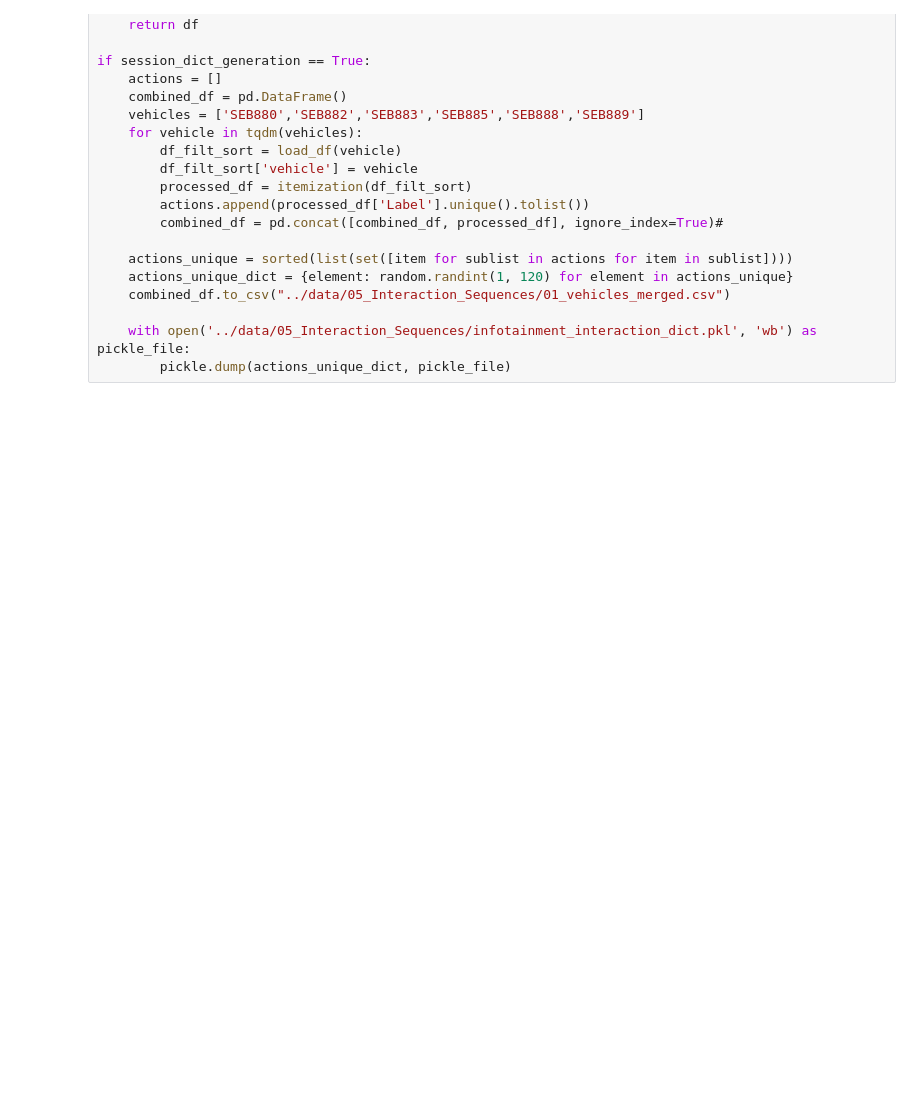
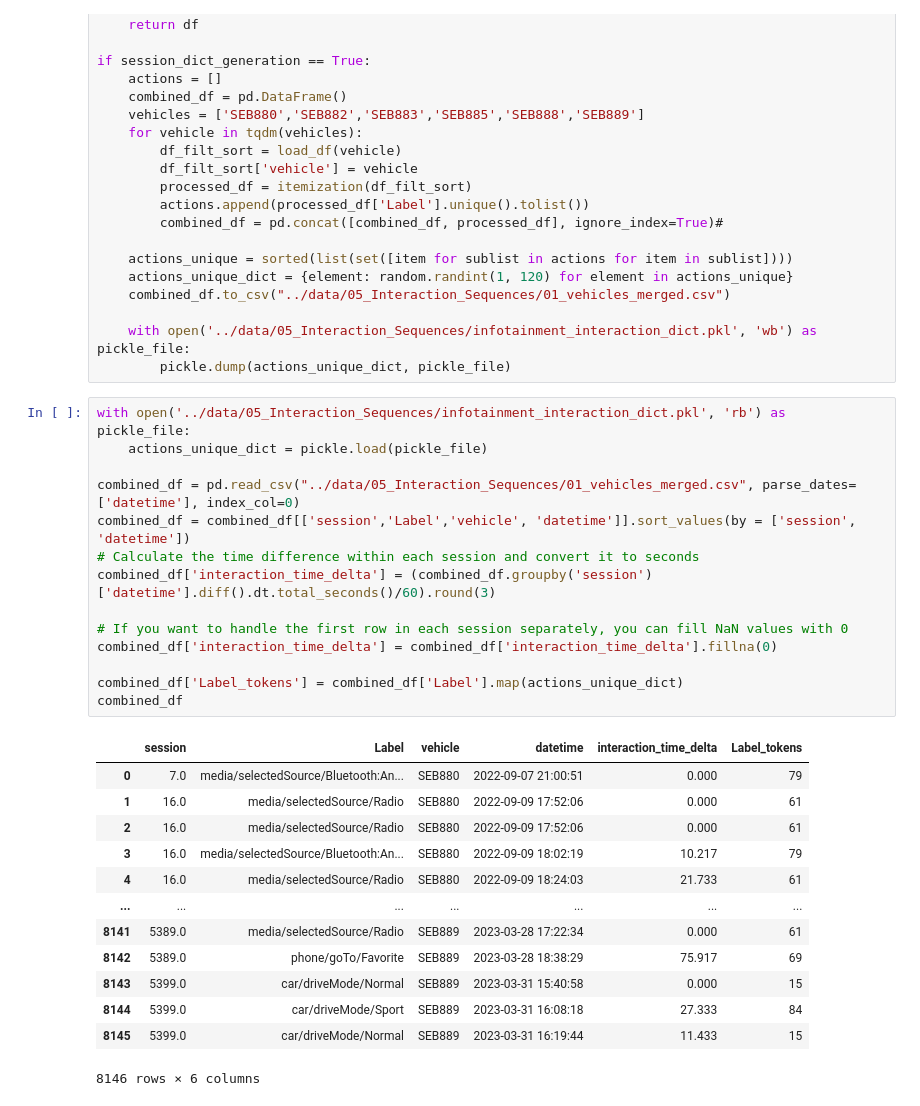
Before and after one commit to sreeragvn/CARSI-II-Master-Thesis-Context-Aware-Recsys, a Jupyter notebook: data_preprocessing/05_sequencing.ipynb, the cells around one changed output. Saved outputs shown, nothing was run; the diff lists cells and outputs as text; blank space fills up the shorter version.

```diff
--- a/data_preprocessing/05_sequencing.ipynb
+++ b/data_preprocessing/05_sequencing.ipynb
@@ -114,3 +114,31 @@ if session_dict_generation == True:
 
     with open('../data/05_Interaction_Sequences/infotainment_interaction_dict.pkl', 'wb') as pickle_file:
         pickle.dump(actions_unique_dict, pickle_file)
+# %%
+with open('../data/05_Interaction_Sequences/infotainment_interaction_dict.pkl', 'rb') as pickle_file:
+    actions_unique_dict = pickle.load(pickle_file)
+
+combined_df = pd.read_csv("../data/05_Interaction_Sequences/01_vehicles_merged.csv", parse_dates=['datetime'], index_col=0)
+combined_df = combined_df[['session','Label','vehicle', 'datetime']].sort_values(by = ['session', 'datetime'])
+# Calculate the time difference within each session and convert it to seconds
+combined_df['interaction_time_delta'] = (combined_df.groupby('session')['datetime'].diff().dt.total_seconds()/60).round(3)
+
+# If you want to handle the first row in each session separately, you can fill NaN values with 0
+combined_df['interaction_time_delta'] = combined_df['interaction_time_delta'].fillna(0)
+
+combined_df['Label_tokens'] = combined_df['Label'].map(actions_unique_dict)
+combined_df
+# %% [output]
+|  | session | Label | vehicle | datetime | interaction_time_delta | Label_tokens |
+| 0 | 7.0 | media/selectedSource/Bluetooth:An... | SEB880 | 2022-09-07 21:00:51 | 0.000 | 79 |
+| 1 | 16.0 | media/selectedSource/Radio | SEB880 | 2022-09-09 17:52:06 | 0.000 | 61 |
+| 2 | 16.0 | media/selectedSource/Radio | SEB880 | 2022-09-09 17:52:06 | 0.000 | 61 |
+| 3 | 16.0 | media/selectedSource/Bluetooth:An... | SEB880 | 2022-09-09 18:02:19 | 10.217 | 79 |
+| 4 | 16.0 | media/selectedSource/Radio | SEB880 | 2022-09-09 18:24:03 | 21.733 | 61 |
+| ... | ... | ... | ... | ... | ... | ... |
+| 8141 | 5389.0 | media/selectedSource/Radio | SEB889 | 2023-03-28 17:22:34 | 0.000 | 61 |
+| 8142 | 5389.0 | phone/goTo/Favorite | SEB889 | 2023-03-28 18:38:29 | 75.917 | 69 |
+| 8143 | 5399.0 | car/driveMode/Normal | SEB889 | 2023-03-31 15:40:58 | 0.000 | 15 |
+| 8144 | 5399.0 | car/driveMode/Sport | SEB889 | 2023-03-31 16:08:18 | 27.333 | 84 |
+| 8145 | 5399.0 | car/driveMode/Normal | SEB889 | 2023-03-31 16:19:44 | 11.433 | 15 |
+8146 rows × 6 columns
```
Also changed, not shown: parts of 6 cells of this notebook, 9 other files.
